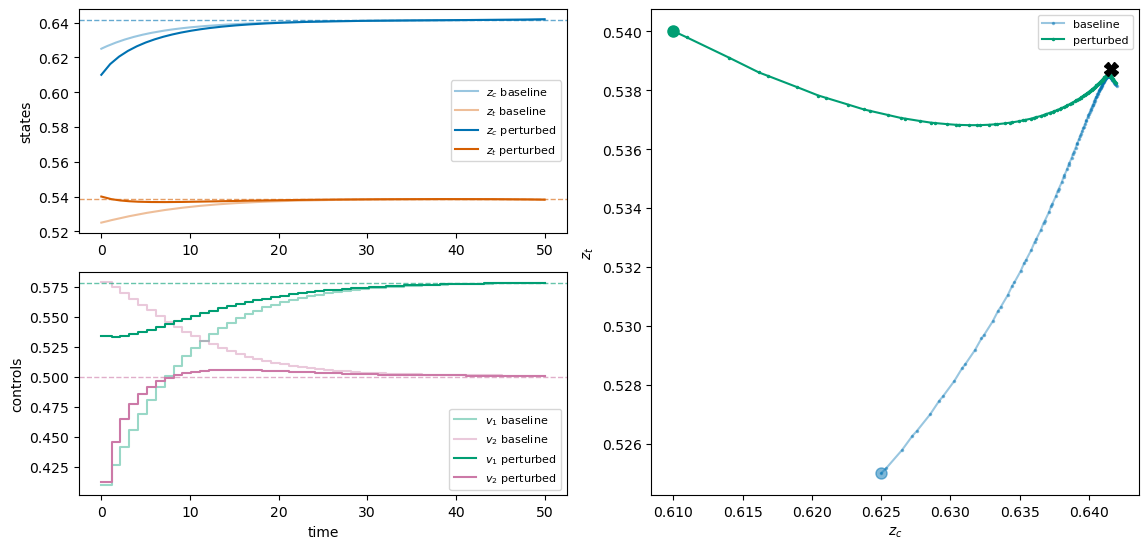
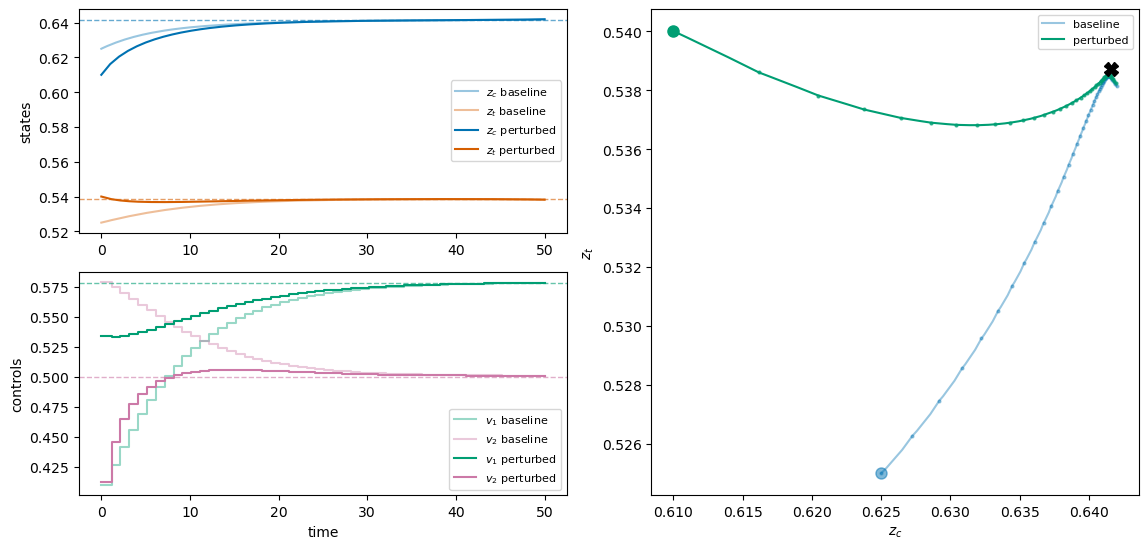
Unified diff of the notebook cell whose output changed from the first chart to the second:
--- before
+++ after
@@ -34,8 +34,12 @@
 
 ax = axes["phase"]
-ax.plot(base["zc"], base["zt"], color=WONG[0], alpha=0.4, marker=".", ms=3,
-        label="baseline")
-ax.plot(pert["zc"], pert["zt"], color=WONG[2], marker=".", ms=3,
-        label="perturbed")
+ax.plot(base["zc"], base["zt"], color=WONG[0], alpha=0.4, label="baseline")
+ax.plot(pert["zc"], pert["zt"], color=WONG[2], label="perturbed")
+ax.plot([base["zc"][k] for k in sample_idx],
+        [base["zt"][k] for k in sample_idx],
+        ".", color=WONG[0], ms=4, alpha=0.35)
+ax.plot([pert["zc"][k] for k in sample_idx],
+        [pert["zt"][k] for k in sample_idx],
+        ".", color=WONG[2], ms=4, alpha=0.7)
 ax.plot(0.625, 0.525, "o", color=WONG[0], alpha=0.5, ms=8)
 ax.plot(zc0_new, zt0_new, "o", color=WONG[2], ms=8)

Commit: Phase plots: markers at sample times only, not collocation points